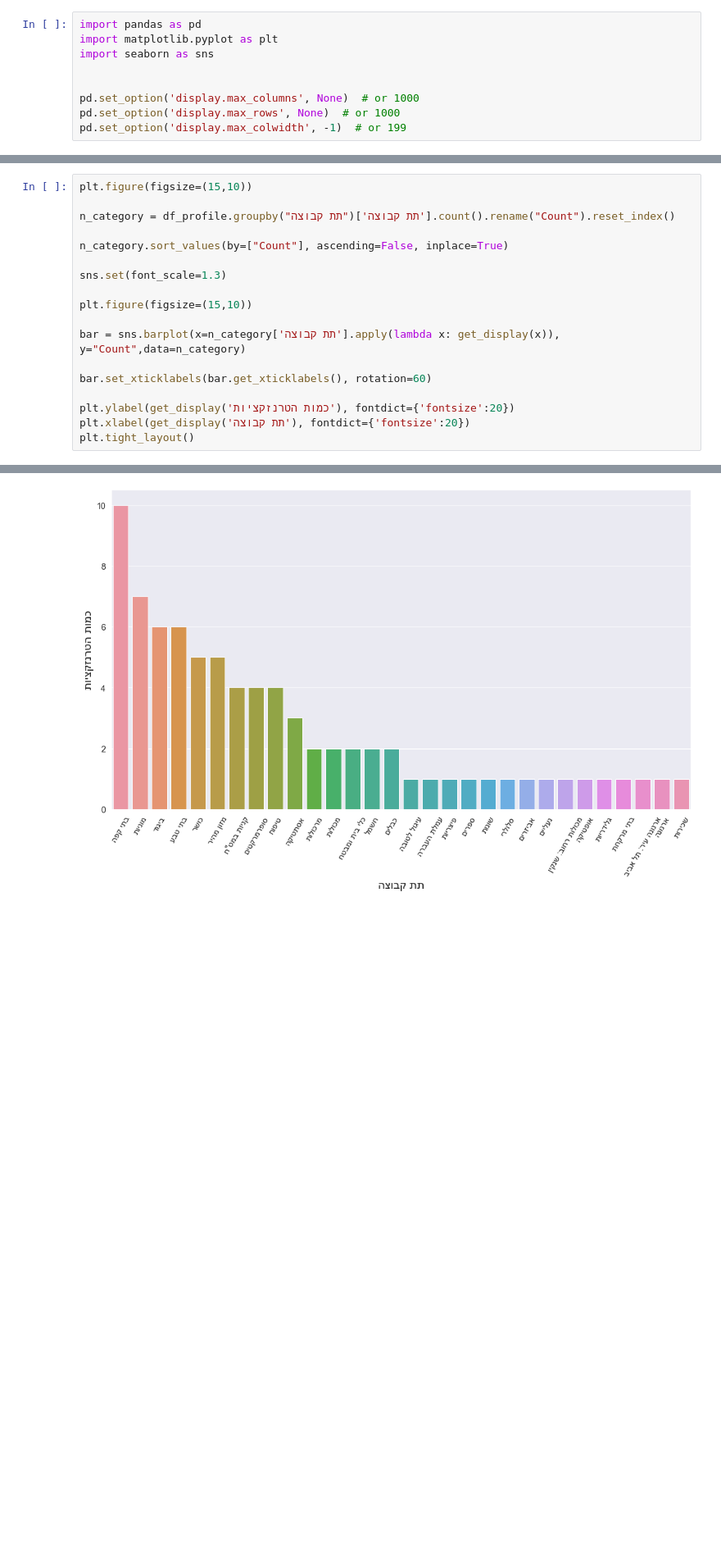
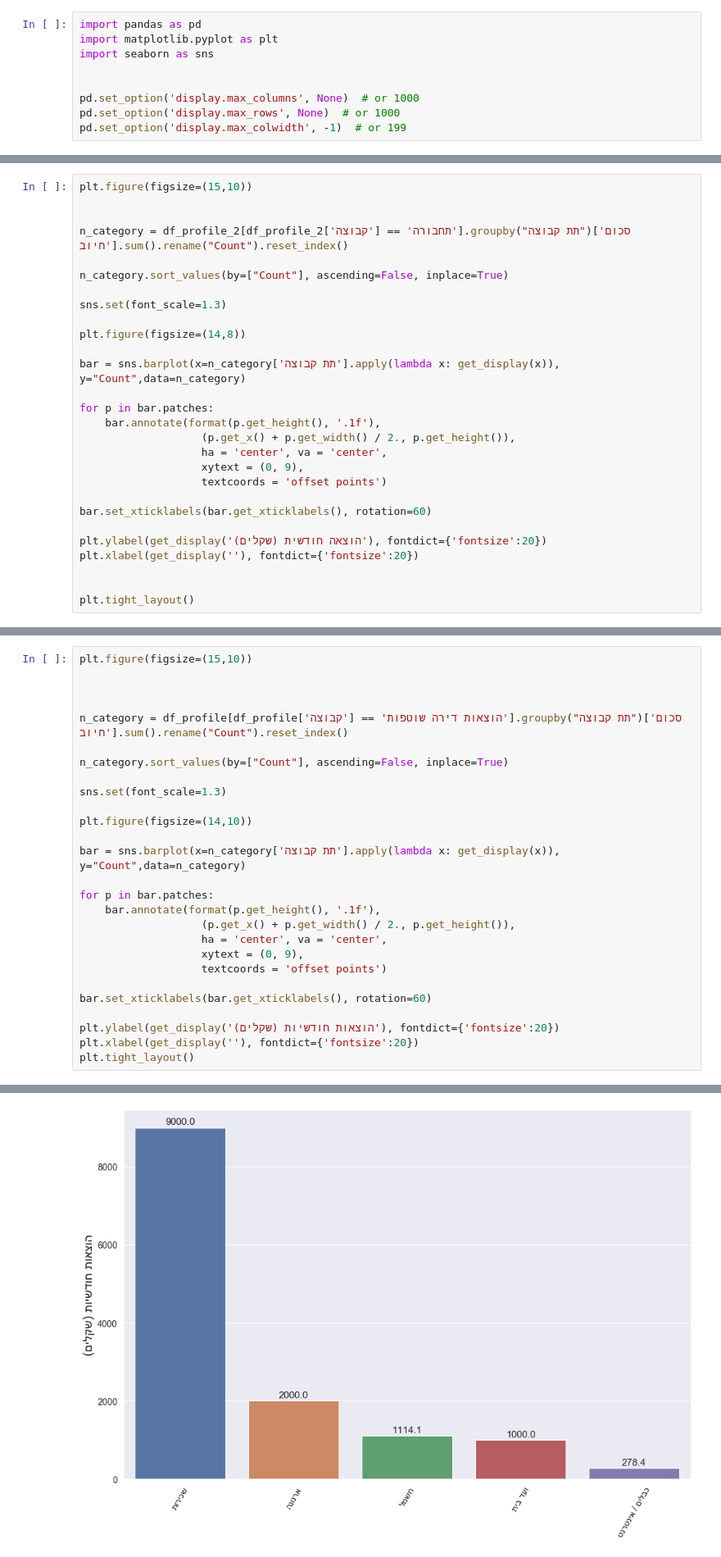
Before and after one commit to svetakos/deposite-model, a Jupyter notebook: client_profile.ipynb, the cells around one changed output, grey strips where cells are left out. Shown at 82% size. Saved outputs shown, nothing was run; the diff lists cells and outputs as text; blank space fills up the shorter version.

```diff
--- a/client_profile.ipynb
+++ b/client_profile.ipynb
@@ -104,0 +157,28 @@ df_profile
+# %%
+plt.figure(figsize=(15,10))
+
+
+n_category = df_profile_2[df_profile_2['קבוצה'] == 'תחבורה'].groupby("תת קבוצה")['סכום חיוב'].sum().rename("Count").reset_index()
+
+n_category.sort_values(by=["Count"], ascending=False, inplace=True)
+
+sns.set(font_scale=1.3)
+
+plt.figure(figsize=(14,8))
+
+bar = sns.barplot(x=n_category['תת קבוצה'].apply(lambda x: get_display(x)), y="Count",data=n_category)
+
+for p in bar.patches:
+    bar.annotate(format(p.get_height(), '.1f'),
+                   (p.get_x() + p.get_width() / 2., p.get_height()),
+                   ha = 'center', va = 'center',
+                   xytext = (0, 9),
+                   textcoords = 'offset points')
+
+bar.set_xticklabels(bar.get_xticklabels(), rotation=60)
+
+plt.ylabel(get_display('הוצאה חודשית (שקלים)'), fontdict={'fontsize':20})
+plt.xlabel(get_display(''), fontdict={'fontsize':20})
+
+
+plt.tight_layout()
@@ -105,21 +192,30 @@ df_profile
 # %%
 plt.figure(figsize=(15,10))
 
-n_category = df_profile.groupby("תת קבוצה")['תת קבוצה'].count().rename("Count").reset_index()
+
+
+n_category = df_profile[df_profile['קבוצה'] == 'הוצאות דירה שוטפות'].groupby("תת קבוצה")['סכום חיוב'].sum().rename("Count").reset_index()
 
 n_category.sort_values(by=["Count"], ascending=False, inplace=True)
 
 sns.set(font_scale=1.3)
 
-plt.figure(figsize=(15,10))
+plt.figure(figsize=(14,10))
 
 bar = sns.barplot(x=n_category['תת קבוצה'].apply(lambda x: get_display(x)), y="Count",data=n_category)
 
+for p in bar.patches:
+    bar.annotate(format(p.get_height(), '.1f'),
+                   (p.get_x() + p.get_width() / 2., p.get_height()),
+                   ha = 'center', va = 'center',
+                   xytext = (0, 9),
+                   textcoords = 'offset points')
+
 bar.set_xticklabels(bar.get_xticklabels(), rotation=60)
 
-plt.ylabel(get_display('כמות הטרנזקציות'), fontdict={'fontsize':20})
-plt.xlabel(get_display('תת קבוצה'), fontdict={'fontsize':20})
+plt.ylabel(get_display('הוצאות חודשיות (שקלים)'), fontdict={'fontsize':20})
+plt.xlabel(get_display(''), fontdict={'fontsize':20})
 plt.tight_layout()
 # %% [output]
 <Figure size 1080x720 with 0 Axes>
-[figure, old version]
+[figure, new version]
```
Also changed, not shown: parts of 28 cells of this notebook.
